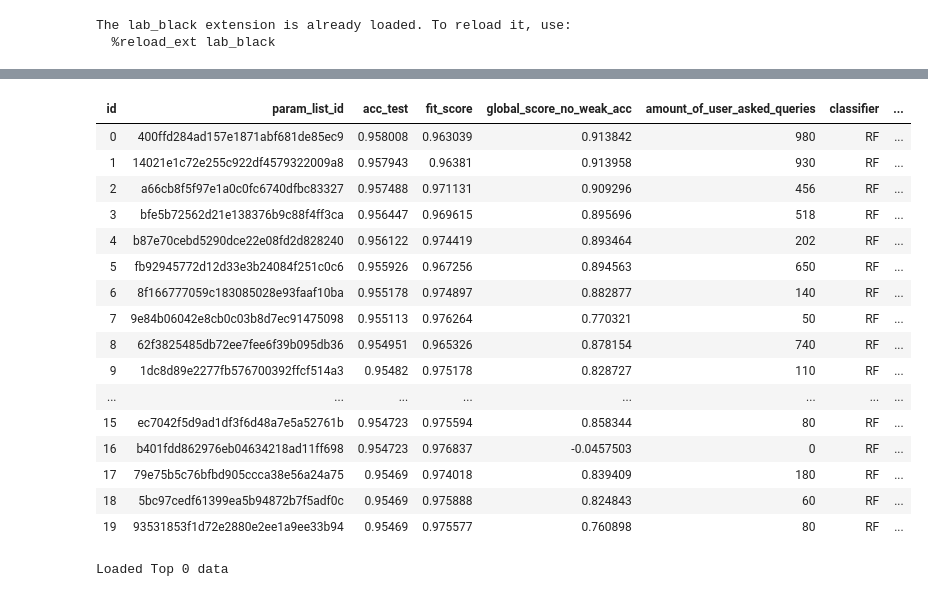
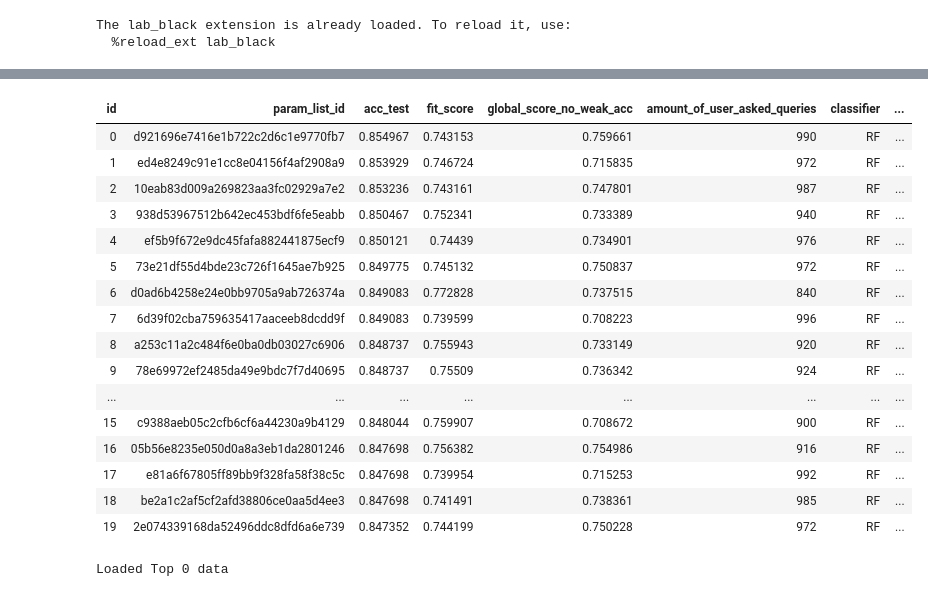
Before and after one commit to jgonsior/DS20-WeakAL, a Jupyter notebook: display_random_search_results_dwtc.ipynb, the cells around one changed output, grey strips where cells are left out. Drawn from its saved outputs; the diff is of its cells as text; code cells hidden in the pictures.

```diff
--- a/display_random_search_results_dwtc.ipynb
+++ b/display_random_search_results_dwtc.ipynb
@@ -110,54 +109,54 @@ results = (
     )
     .where(
         (ExperimentResult.amount_of_user_asked_queries < 1000)
-        & (ExperimentResult.dataset_name == "zebra")
+        & (ExperimentResult.dataset_name == "dwtc")
         & (
             ExperimentResult.experiment_run_date > (datetime(2020, 3, 24, 14, 0))
         )  # no stopping criterias
     )
     .order_by(
         # ExperimentResult.id_field.desc(),
         ExperimentResult.acc_test.desc(),
     )
     .limit(20)
 )
 
 # INTERESSANT: selbst wenn es keine Einschränkung bei der Berechnung auf weak/no_weak gibt werden Cluster verwendet!
 
 
 table = []
 id = 0
 for result in results:
     data = {**{"id": id}, **vars(result)["__data__"]}
     # data["param_list_id"] = data["__data__"]["param_list_id"]
     # del data["__data__"]
     # del data["_dirty"]
     # del data["__rel__"]
 
     # data = {**data, **vars(one_param_list_id_result)["__data__"]}
 
     table.append(data)
     id += 1
 
 display(HTML(tabulate(table, headers="keys", tablefmt="html")))
 # %% [output]
 | id | param_list_id | acc_test | fit_score | global_score_no_weak_acc | amount_of_user_asked_queries | classifier | ... |
-| 0 | 400ffd284ad157e1871abf681de85ec9 | 0.958008 | 0.963039 | 0.913842 | 980 | RF | ... |
-| 1 | 14021e1c72e255c922df4579322009a8 | 0.957943 | 0.96381 | 0.913958 | 930 | RF | ... |
-| 2 | a66cb8f5f97e1a0c0fc6740dfbc83327 | 0.957488 | 0.971131 | 0.909296 | 456 | RF | ... |
-| 3 | bfe5b72562d21e138376b9c88f4ff3ca | 0.956447 | 0.969615 | 0.895696 | 518 | RF | ... |
-| 4 | b87e70cebd5290dce22e08fd2d828240 | 0.956122 | 0.974419 | 0.893464 | 202 | RF | ... |
-| 5 | fb92945772d12d33e3b24084f251c0c6 | 0.955926 | 0.967256 | 0.894563 | 650 | RF | ... |
-| 6 | 8f166777059c183085028e93faaf10ba | 0.955178 | 0.974897 | 0.882877 | 140 | RF | ... |
-| 7 | 9e84b06042e8cb0c03b8d7ec91475098 | 0.955113 | 0.976264 | 0.770321 | 50 | RF | ... |
-| 8 | 62f3825485db72ee7fee6f39b095db36 | 0.954951 | 0.965326 | 0.878154 | 740 | RF | ... |
-| 9 | 1dc8d89e2277fb576700392ffcf514a3 | 0.95482 | 0.975178 | 0.828727 | 110 | RF | ... |
+| 0 | d921696e7416e1b722c2d6c1e9770fb7 | 0.854967 | 0.743153 | 0.759661 | 990 | RF | ... |
+| 1 | ed4e8249c91e1cc8e04156f4af2908a9 | 0.853929 | 0.746724 | 0.715835 | 972 | RF | ... |
+| 2 | 10eab83d009a269823aa3fc02929a7e2 | 0.853236 | 0.743161 | 0.747801 | 987 | RF | ... |
+| 3 | 938d53967512b642ec453bdf6fe5eabb | 0.850467 | 0.752341 | 0.733389 | 940 | RF | ... |
+| 4 | ef5b9f672e9dc45fafa882441875ecf9 | 0.850121 | 0.74439 | 0.734901 | 976 | RF | ... |
+| 5 | 73e21df55d4bde23c726f1645ae7b925 | 0.849775 | 0.745132 | 0.750837 | 972 | RF | ... |
+| 6 | d0ad6b4258e24e0bb9705a9ab726374a | 0.849083 | 0.772828 | 0.737515 | 840 | RF | ... |
+| 7 | 6d39f02cba759635417aaceeb8dcdd9f | 0.849083 | 0.739599 | 0.708223 | 996 | RF | ... |
+| 8 | a253c11a2c484f6e0ba0db03027c6906 | 0.848737 | 0.755943 | 0.733149 | 920 | RF | ... |
+| 9 | 78e69972ef2485da49e9bdc7f7d40695 | 0.848737 | 0.75509 | 0.736342 | 924 | RF | ... |
 | ... | ... | ... | ... | ... | ... | ... | ... |
-| 15 | ec7042f5d9ad1df3f6d48a7e5a52761b | 0.954723 | 0.975594 | 0.858344 | 80 | RF | ... |
-| 16 | b401fdd862976eb04634218ad11ff698 | 0.954723 | 0.976837 | -0.0457503 | 0 | RF | ... |
-| 17 | 79e75b5c76bfbd905ccca38e56a24a75 | 0.95469 | 0.974018 | 0.839409 | 180 | RF | ... |
-| 18 | 5bc97cedf61399ea5b94872b7f5adf0c | 0.95469 | 0.975888 | 0.824843 | 60 | RF | ... |
-| 19 | 93531853f1d72e2880e2ee1a9ee33b94 | 0.95469 | 0.975577 | 0.760898 | 80 | RF | ... |
+| 15 | c9388aeb05c2cfb6cf6a44230a9b4129 | 0.848044 | 0.759907 | 0.708672 | 900 | RF | ... |
+| 16 | 05b56e8235e050d0a8a3eb1da2801246 | 0.847698 | 0.756382 | 0.754986 | 916 | RF | ... |
+| 17 | e81a6f67805ff89bb9f328fa58f38c5c | 0.847698 | 0.739954 | 0.715253 | 992 | RF | ... |
+| 18 | be2a1c2af5cf2afd38806ce0aa5d4ee3 | 0.847698 | 0.741491 | 0.738361 | 985 | RF | ... |
+| 19 | 2e074339168da52496ddc8dfd6a6e739 | 0.847352 | 0.744199 | 0.750228 | 972 | RF | ... |
 # %%
 # SELECT id_field, param_list_id, dataset_path, start_set_size as sss, sampling, cluster, allow_recommendations_after_stop as SA, stopping_criteria_uncertainty as SCU, stopping_criteria_std as SCS, stopping_criteria_acc as SCA, amount_of_user_asked_queries as "#q", acc_test, fit_score, global_score_norm, thread_id, end_time from experimentresult where param_list_id='31858014d685a3f1ba3e4e32690ddfc3' order by end_time, fit_score desc, param_list_id;
 loaded_data = {}
```
Also changed, not shown: parts of 4 cells of this notebook, 4 other files.
